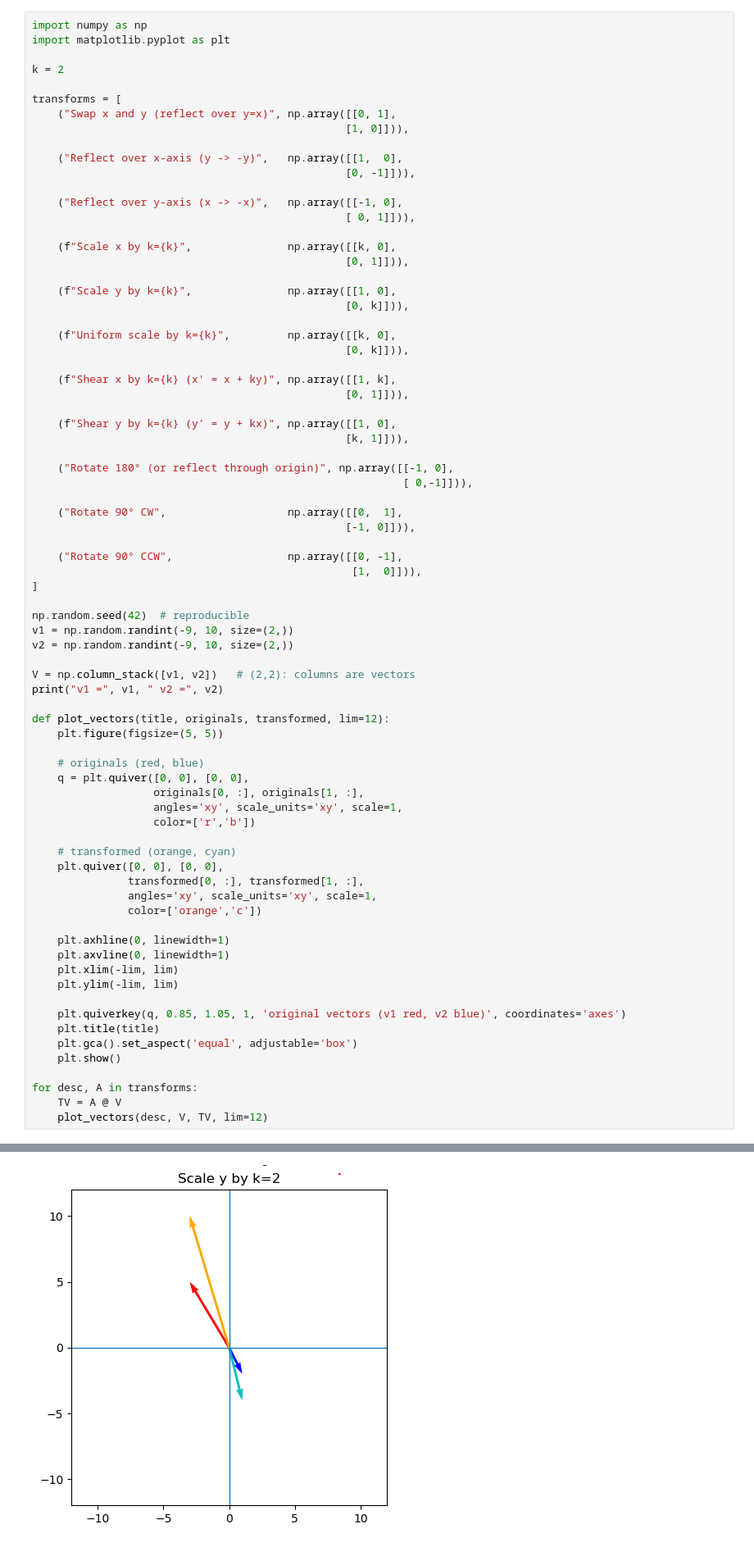
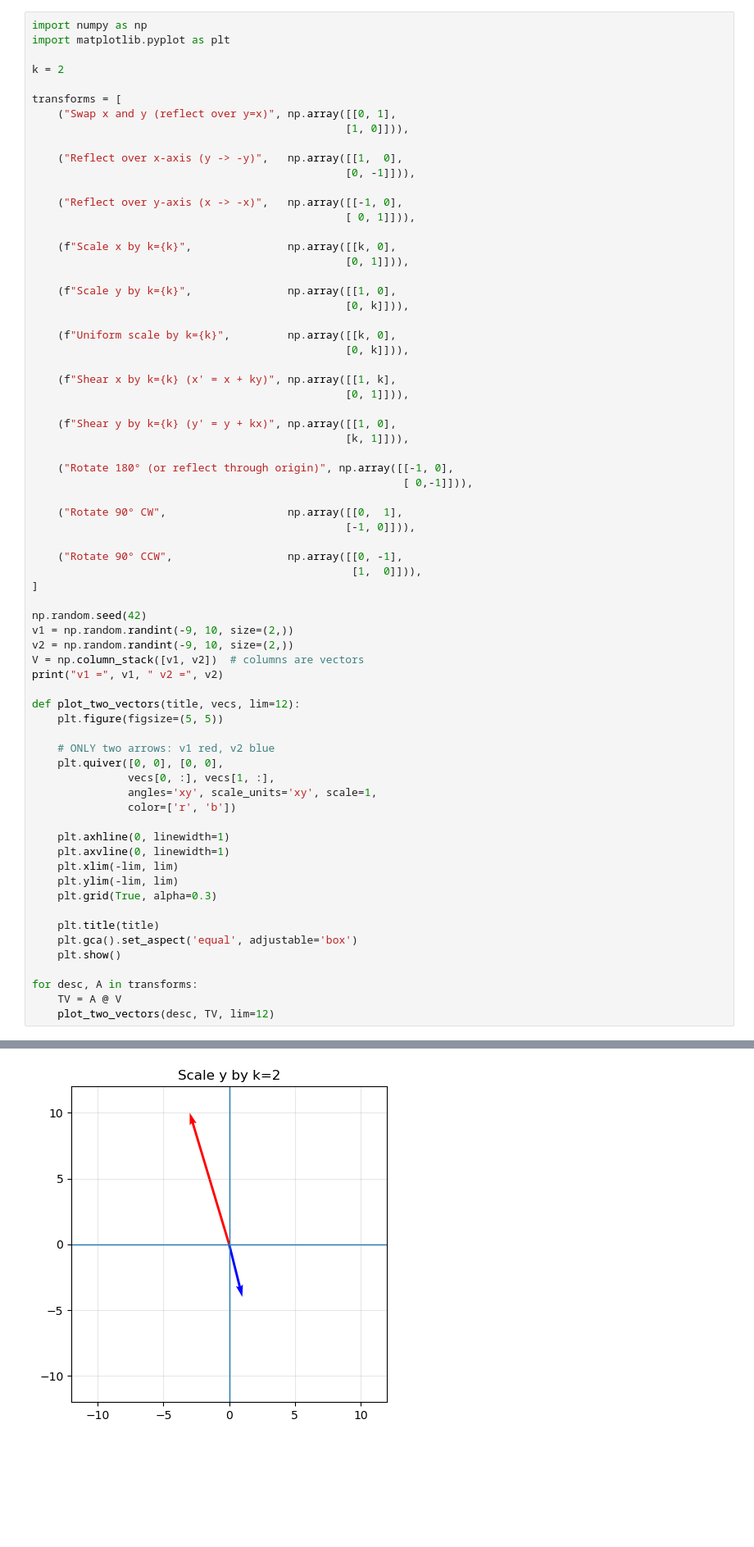
Before and after one commit to dmerced05/Daniel_AD450, a Jupyter notebook: week_7_data_cleaning_matrix.ipynb, the cells around one changed output, grey strips where cells are left out. Shown at 82% size. Cells and saved outputs as stored; diff of their text form; blank space fills up the shorter version.

```diff
--- a/week_7_data_cleaning_matrix.ipynb
+++ b/week_7_data_cleaning_matrix.ipynb
@@ -330,40 +330,33 @@ transforms = [
                                                   [1,  0]])),
 ]
 
-np.random.seed(42)  # reproducible
+np.random.seed(42)
 v1 = np.random.randint(-9, 10, size=(2,))
 v2 = np.random.randint(-9, 10, size=(2,))
-
-V = np.column_stack([v1, v2])   # (2,2): columns are vectors
+V = np.column_stack([v1, v2])  # columns are vectors
 print("v1 =", v1, " v2 =", v2)
 
-def plot_vectors(title, originals, transformed, lim=12):
+def plot_two_vectors(title, vecs, lim=12):
     plt.figure(figsize=(5, 5))
 
-    # originals (red, blue)
-    q = plt.quiver([0, 0], [0, 0],
-                   originals[0, :], originals[1, :],
-                   angles='xy', scale_units='xy', scale=1,
-                   color=['r','b'])
-
-    # transformed (orange, cyan)
+    # ONLY two arrows: v1 red, v2 blue
     plt.quiver([0, 0], [0, 0],
-               transformed[0, :], transformed[1, :],
+               vecs[0, :], vecs[1, :],
                angles='xy', scale_units='xy', scale=1,
-               color=['orange','c'])
+               color=['r', 'b'])
 
     plt.axhline(0, linewidth=1)
     plt.axvline(0, linewidth=1)
     plt.xlim(-lim, lim)
     plt.ylim(-lim, lim)
+    plt.grid(True, alpha=0.3)
 
-    plt.quiverkey(q, 0.85, 1.05, 1, 'original vectors (v1 red, v2 blue)', coordinates='axes')
     plt.title(title)
     plt.gca().set_aspect('equal', adjustable='box')
     plt.show()
 
 for desc, A in transforms:
     TV = A @ V
-    plot_vectors(desc, V, TV, lim=12)
+    plot_two_vectors(desc, TV, lim=12)
 # %% [output]
 v1 = [-3  5]  v2 = [ 1 -2]
@@ -374 +367 @@ v1 = [-3  5]  v2 = [ 1 -2]
-[figure, old version]
+[figure, new version]
```
Also changed, not shown: parts of 1 cell of this notebook, 1 other file.
